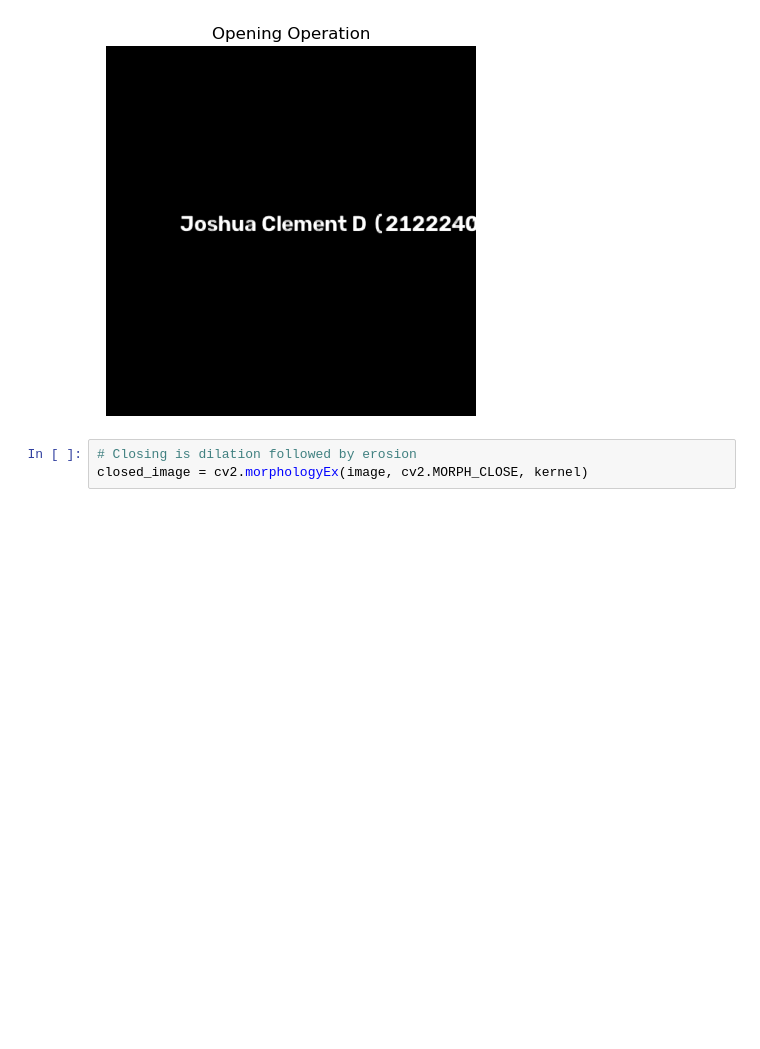
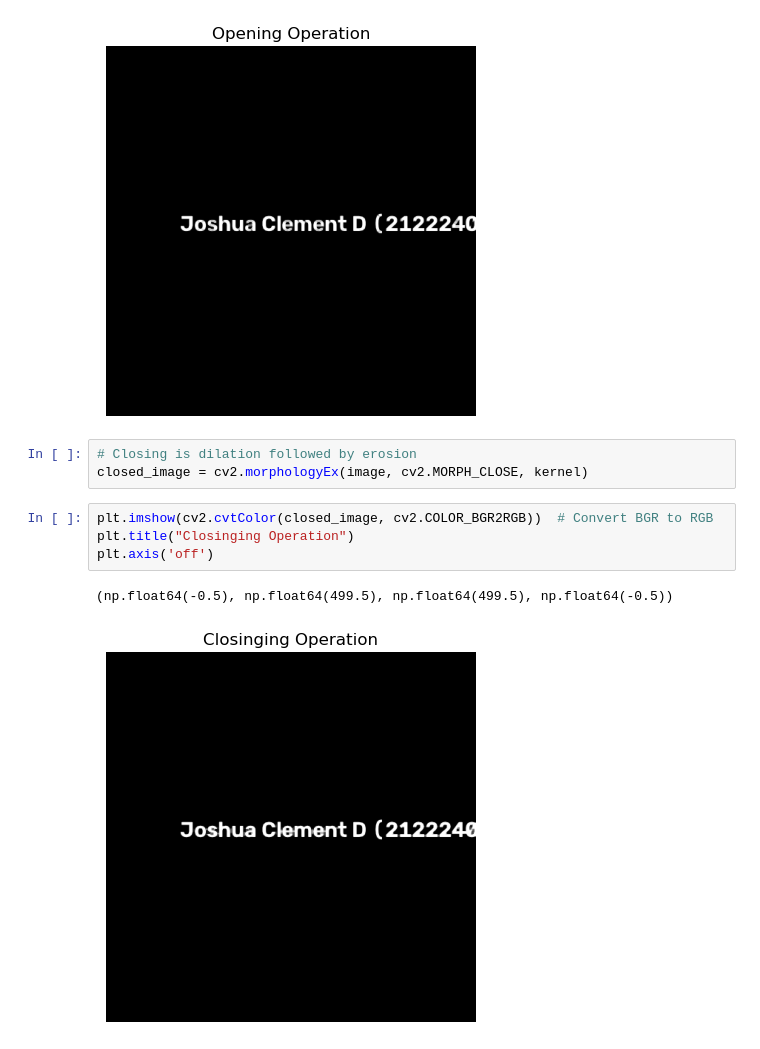
Before and after one commit to joshua-clement/DIPT-EXP-10-Record-IMPLEMENTATION-OF-OPENING-AND-CLOSING, a Jupyter notebook: Ex 10.ipynb, the cells around one changed output. Drawn from its saved outputs; the diff is of its cells as text; blank space fills up the shorter version.

```diff
--- a/Ex 10.ipynb
+++ b/Ex 10.ipynb
@@ -57,3 +57,10 @@ plt.axis('off')
 # %%
 # Closing is dilation followed by erosion
 closed_image = cv2.morphologyEx(image, cv2.MORPH_CLOSE, kernel)
+# %%
+plt.imshow(cv2.cvtColor(closed_image, cv2.COLOR_BGR2RGB))  # Convert BGR to RGB
+plt.title("Closinging Operation")
+plt.axis('off')
+# %% [output]
+(np.float64(-0.5), np.float64(499.5), np.float64(499.5), np.float64(-0.5))
+[figure, added]
```
